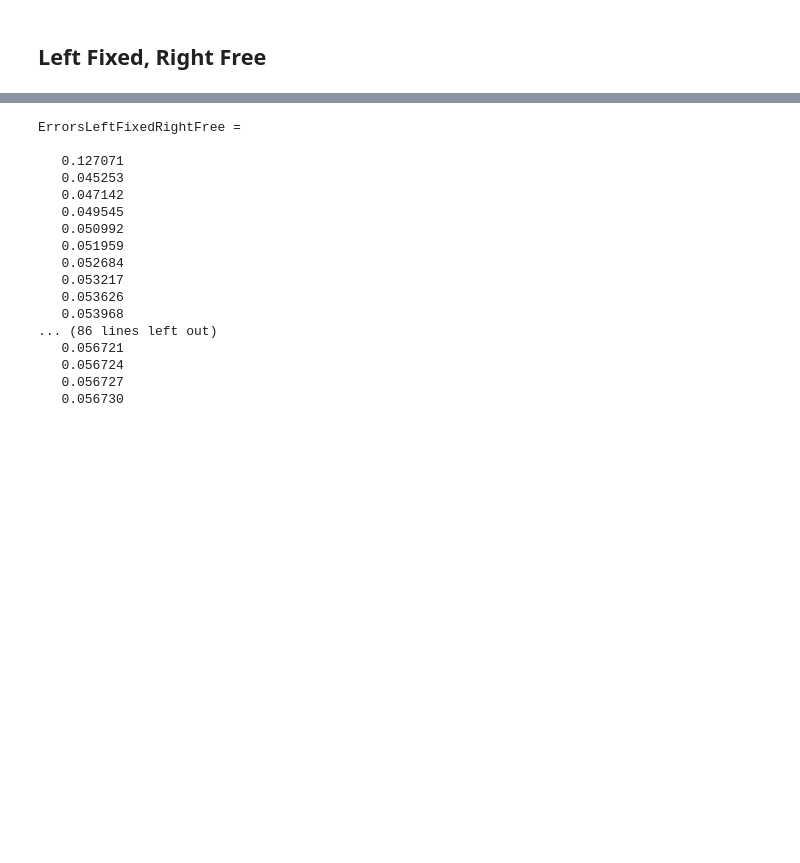
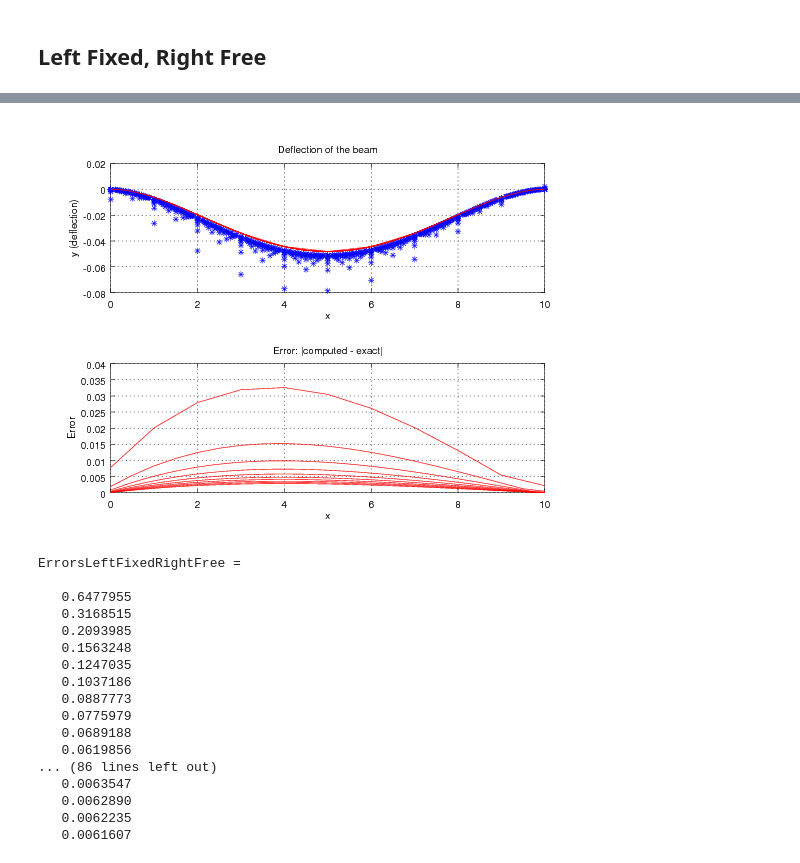
Before and after one commit to branberry/URGOResearch, a Jupyter notebook: SteelBeamSauerFirst.ipynb, the cells around one changed output, grey strips where cells are left out. Cells and saved outputs as stored; diff of their text form; code cells hidden in the pictures; blank space fills up the shorter version.

Commit message:
fixed errors in both editions

```diff
--- a/SteelBeamSauerFirst.ipynb
+++ b/SteelBeamSauerFirst.ipynb
@@ -87,7 +107,7 @@ grid on;
 % vector that contains error values
 ErrorsBothFixed = [];
 n = 10; % number of subintervals on [0, L]
-for i=1:100
+for i=1:10
     h = L/n; % discretization spacing
     N = n + 1; % number of unknowns to be solved for
 
@@ -123,7 +143,18 @@ for i=1:100
     n = n + 10;
     N = n + 1;
 
-
+    subplot(2,1,1);
+    plot(x, y, "b*", x, y_exact, "r")
+    hold on
+    title('Deflection of the beam');
+    xlabel('x'); ylabel('y (deflection)');
+    grid on;
+    subplot(2,1,2);
+    plot(x, abs(y - y_exact), "r")
+    hold on
+    title('Error: |computed - exact|');
+    xlabel('x'); ylabel('Error');
+    grid on;
 endfor
 
 ErrorsBothFixed = ErrorsBothFixed'
@@ -148,3 +174,4 @@ ErrorsBothFixed =
+[figure, added]
 # %%
 
 % vector that contains error values
@@ -177,13 +204,14 @@ for i=1:100
     dp1(N-1) = -(43/25);
     dp2(N-2) = 1.0;
     dm1(N-1) = -(24/25);
+    dm1(N-2) = (-93/25);
     dm2(N-2) = (12/25);
     % Solve for y
     y = GaussElimPenta(dm2, dm1, d0, dp1, dp2, f);
     % Plots
 
     x = (0:h:L)';
-    y_exact = -b*d*rho*g/(24*E*I)*x.^2.*(L - x).^2;
+    y_exact = -b*d*rho*g/(24*E*I)*x.^2.*(6.*L^2 - 4.*L*x + x.^2);
     ErrorsLeftFixedRightFree(i) = max(abs(y-y_exact));
 
     n = n + 10;
@@ -191,23 +219,22 @@ for i=1:100
     N = n + 1;
 
 endfor
-n
 ErrorsLeftFixedRightFree = ErrorsLeftFixedRightFree'
 # %% [output]
 ErrorsLeftFixedRightFree =
 
-   0.127071
-   0.045253
-   0.047142
-   0.049545
-   0.050992
-   0.051959
-   0.052684
-   0.053217
-   0.053626
-   0.053968
+   0.6477955
+   0.3168515
+   0.2093985
+   0.1563248
+   0.1247035
+   0.1037186
+   0.0887773
+   0.0775979
+   0.0689188
+   0.0619856
 ... (86 lines left out)
-   0.056721
-   0.056724
-   0.056727
-   0.056730
+   0.0063547
+   0.0062890
+   0.0062235
+   0.0061607
```
Also changed, not shown: parts of 4 cells of this notebook, 2 other files.
